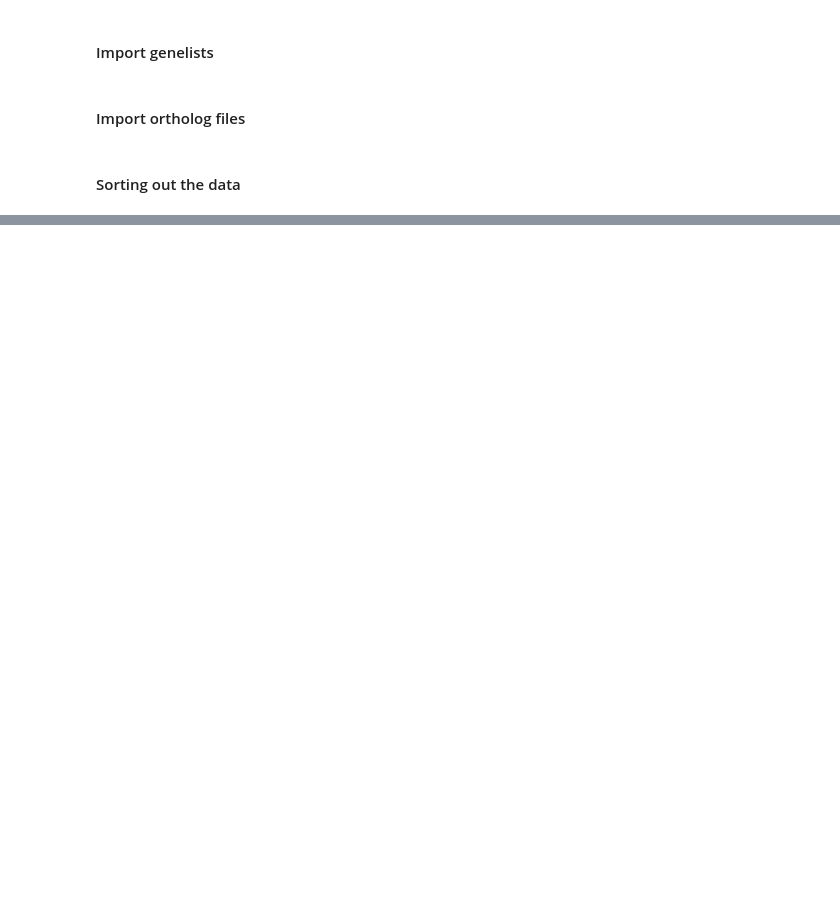
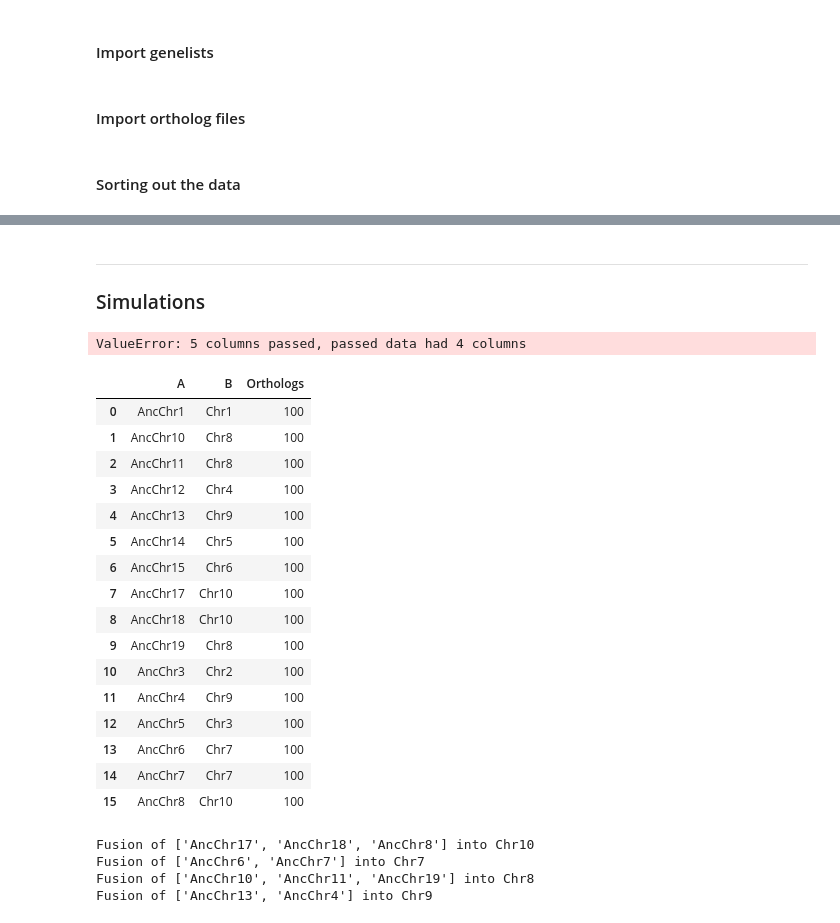
Before and after one commit to rajavat/orthology, a Jupyter notebook: Orthology.ipynb, the cells around one changed output, grey strips where cells are left out. Drawn from its saved outputs; the diff is of its cells as text; code cells hidden in the pictures; blank space fills up the shorter version.

```diff
--- a/Orthology.ipynb
+++ b/Orthology.ipynb
@@ -131,0 +123,3 @@ Fusion of ['F', 'P'] into scaffold_9
+# %% [markdown]
+-----
+### Simulations
@@ -131,0 +168,29 @@ Fusion of ['F', 'P'] into scaffold_9
+# %%
+A = Orthoscripts.readBED("Simulations/sim_test/ancestor.geneslist.bed")
+B = Orthoscripts.readBED("Simulations/sim_test/speciesA.geneslist.bed")
+AB = np.loadtxt("Simulations/sim_test/ancestor+speciesA.txt", dtype = "str")
+
+AB_data = orthofind(A, B, AB)
+Orthoscripts.orthoplot(AB_data, 'Descendant', 'Ancestor', 'B', 'A')
+# %% [output]
+ValueError: 5 columns passed, passed data had 4 columns
+# %%
+AB_data
+# %% [output]
+|  | A | B | Orthologs |
+| 0 | AncChr1 | Chr1 | 100 |
+| 1 | AncChr10 | Chr8 | 100 |
+| 2 | AncChr11 | Chr8 | 100 |
+| 3 | AncChr12 | Chr4 | 100 |
+| 4 | AncChr13 | Chr9 | 100 |
+| 5 | AncChr14 | Chr5 | 100 |
+| 6 | AncChr15 | Chr6 | 100 |
+| 7 | AncChr17 | Chr10 | 100 |
+| 8 | AncChr18 | Chr10 | 100 |
+| 9 | AncChr19 | Chr8 | 100 |
+| 10 | AncChr3 | Chr2 | 100 |
+| 11 | AncChr4 | Chr9 | 100 |
+| 12 | AncChr5 | Chr3 | 100 |
+| 13 | AncChr6 | Chr7 | 100 |
+| 14 | AncChr7 | Chr7 | 100 |
+| 15 | AncChr8 | Chr10 | 100 |
@@ -131,0 +215,7 @@ Fusion of ['F', 'P'] into scaffold_9
+# %%
+rearrangements(AB_data)
+# %% [output]
+Fusion of ['AncChr17', 'AncChr18', 'AncChr8'] into Chr10
+Fusion of ['AncChr6', 'AncChr7'] into Chr7
+Fusion of ['AncChr10', 'AncChr11', 'AncChr19'] into Chr8
+Fusion of ['AncChr13', 'AncChr4'] into Chr9
```
Also changed, not shown: parts of 7 cells of this notebook, 10 other files.
